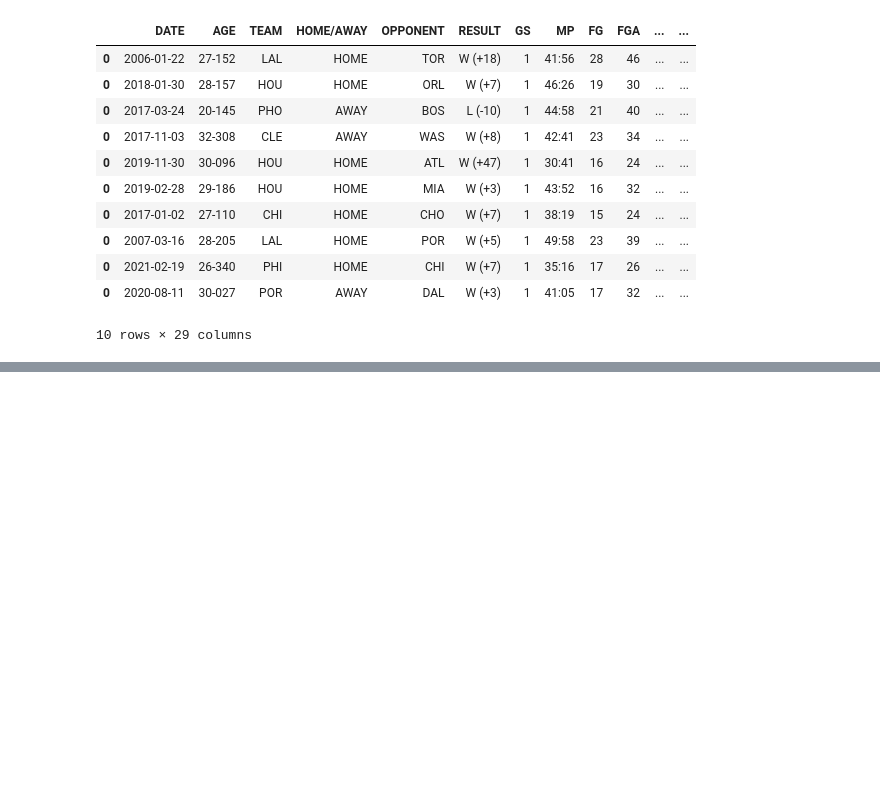
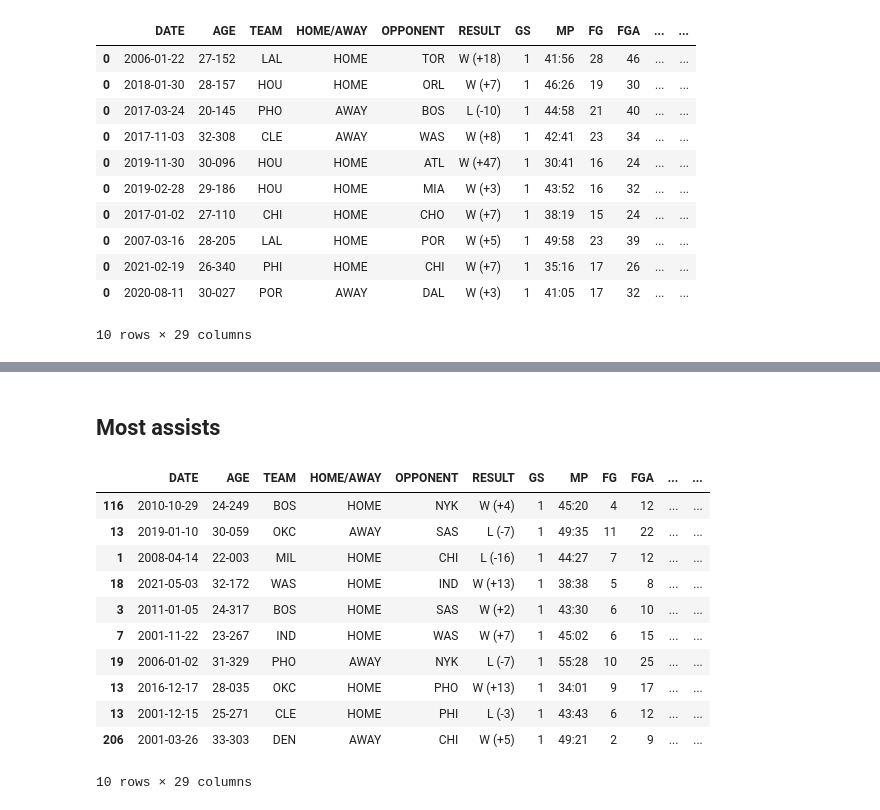
Before and after one commit to bme3412/Python, a Jupyter notebook: Projects/Basketball_reference/NBA_since_2000.ipynb, the cells around one changed output, grey strips where cells are left out. Cells and saved outputs as stored; diff of their text form; code cells hidden in the pictures; blank space fills up the shorter version.

```diff
--- a/Projects/Basketball_reference/NBA_since_2000.ipynb
+++ b/Projects/Basketball_reference/NBA_since_2000.ipynb
@@ -1071,0 +1217,18 @@ NBA_since_2000.shape
+# %% [markdown]
+## Most assists
+# %%
+NBA_since_2000_ast = NBA_since_2000.sort_values(by=['AST'], ascending=False)
+NBA_since_2000_ast.head(10)
+# %% [output]
+|  | DATE | AGE | TEAM | HOME/AWAY | OPPONENT | RESULT | GS | MP | FG | FGA | ... | ... |
+| 116 | 2010-10-29 | 24-249 | BOS | HOME | NYK | W (+4) | 1 | 45:20 | 4 | 12 | ... | ... |
+| 13 | 2019-01-10 | 30-059 | OKC | AWAY | SAS | L (-7) | 1 | 49:35 | 11 | 22 | ... | ... |
+| 1 | 2008-04-14 | 22-003 | MIL | HOME | CHI | L (-16) | 1 | 44:27 | 7 | 12 | ... | ... |
+| 18 | 2021-05-03 | 32-172 | WAS | HOME | IND | W (+13) | 1 | 38:38 | 5 | 8 | ... | ... |
+| 3 | 2011-01-05 | 24-317 | BOS | HOME | SAS | W (+2) | 1 | 43:30 | 6 | 10 | ... | ... |
+| 7 | 2001-11-22 | 23-267 | IND | HOME | WAS | W (+7) | 1 | 45:02 | 6 | 15 | ... | ... |
+| 19 | 2006-01-02 | 31-329 | PHO | AWAY | NYK | L (-7) | 1 | 55:28 | 10 | 25 | ... | ... |
+| 13 | 2016-12-17 | 28-035 | OKC | HOME | PHO | W (+13) | 1 | 34:01 | 9 | 17 | ... | ... |
+| 13 | 2001-12-15 | 25-271 | CLE | HOME | PHI | L (-3) | 1 | 43:43 | 6 | 12 | ... | ... |
+| 206 | 2001-03-26 | 33-303 | DEN | AWAY | CHI | W (+5) | 1 | 49:21 | 2 | 9 | ... | ... |
+10 rows × 29 columns
```
Also changed, not shown: parts of 30 cells of this notebook.
